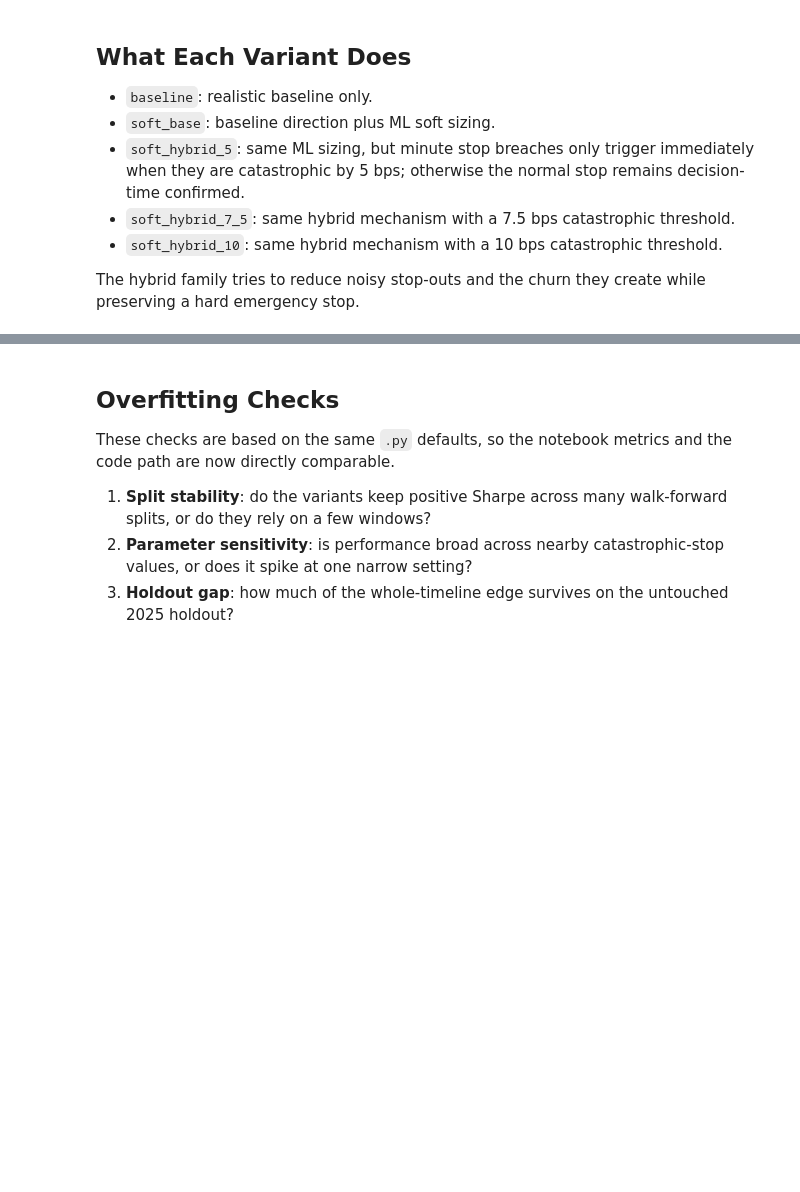
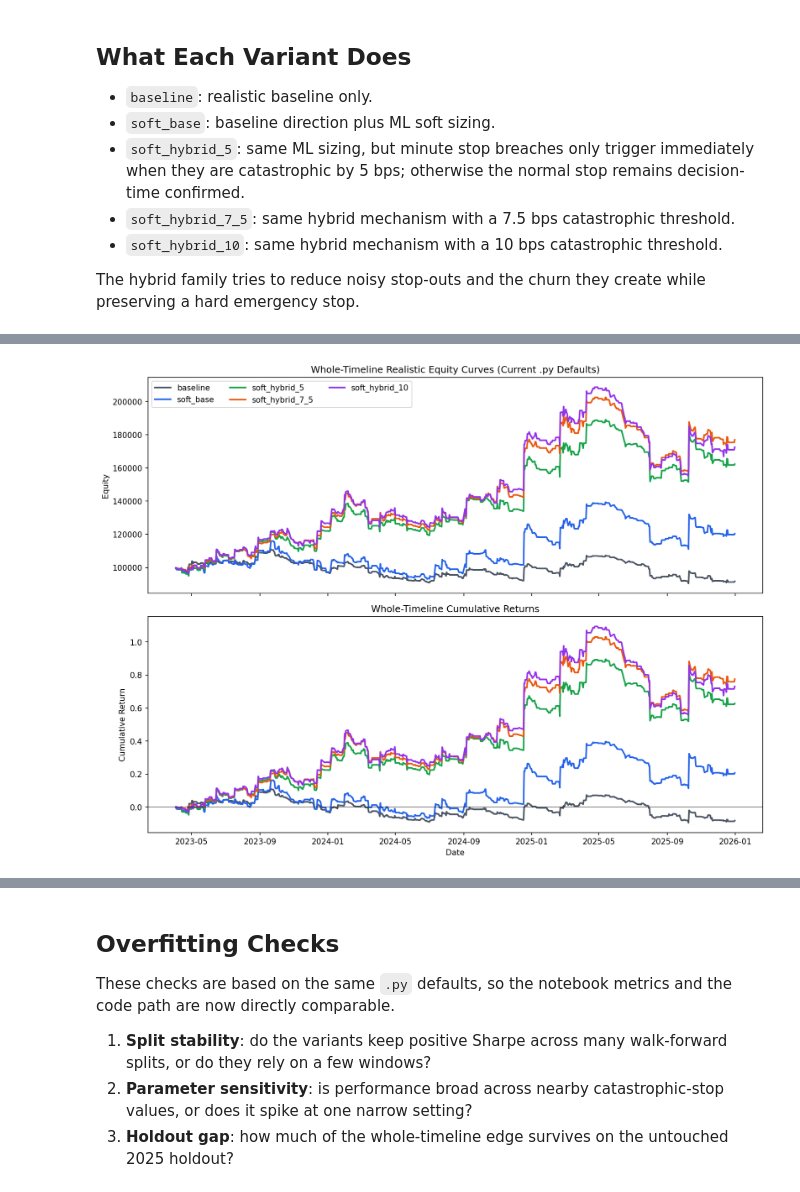
Before and after one commit to uvgusakk/intraday-momentum-ml, a Jupyter notebook: notebooks/04_unseen_2025_holdout_check.ipynb, the cells around one changed output, grey strips where cells are left out. Cells and saved outputs as stored; diff of their text form; code cells hidden in the pictures; blank space fills up the shorter version.

Commit message:
docs: explain realism workflow and fix notebook 4 plots

```diff
--- a/notebooks/04_unseen_2025_holdout_check.ipynb
+++ b/notebooks/04_unseen_2025_holdout_check.ipynb
@@ -22,15 +22,26 @@ Frozen variants compared:
 So this notebook is aligned on assumptions, but it is still a notebook-level robustness comparison rather than the default CLI surface.
 # %%
 from pathlib import Path
+from IPython.display import Image, display
 import pandas as pd
 
 INITIAL_AUM = 100000.0
-repo = Path(r'/Users/ulianahusak/WUTIS_2026/intraday_momentum_ml')
+cwd = Path.cwd().resolve()
+repo = next((p for p in [cwd, *cwd.parents] if (p / 'README.md').exists() and (p / 'src').exists()), cwd)
 root = repo / 'reports/model_selection/notebook4_current_defaults'
+plot_dir = root / 'plots'
+
 whole_summary = pd.read_csv(root / 'whole_summary.csv')
 holdout_summary = pd.read_csv(root / 'holdout_summary.csv')
 whole_summary['total_return_pct'] = (whole_summary['final_equity'] / INITIAL_AUM - 1.0) * 100.0
 holdout_summary['total_return_pct'] = (holdout_summary['final_equity'] / INITIAL_AUM - 1.0) * 100.0
+
+def show_plot(filename: str) -> None:
+    path = plot_dir / filename
+    if not path.exists():
+        raise FileNotFoundError(f'Missing plot: {path}')
+    display(Image(filename=str(path)))
+
 display(whole_summary[['variant','final_equity','total_return_pct','sharpe','max_drawdown','trades_count','turnover','total_costs']].sort_values(['sharpe','final_equity'], ascending=[False, False]))
 # %% [markdown]
 ## What Each Variant Does
@@ -49,2 +58,6 @@ The hybrid family tries to reduce noisy stop-outs and the churn they create whil
+# %%
+show_plot('whole_timeline_equity_and_cum_return.png')
+# %% [output]
+[figure, added]
 # %% [markdown]
 ## Whole-Timeline Drawdowns
```
Also changed, not shown: parts of 13 cells of this notebook, 1 other file.
